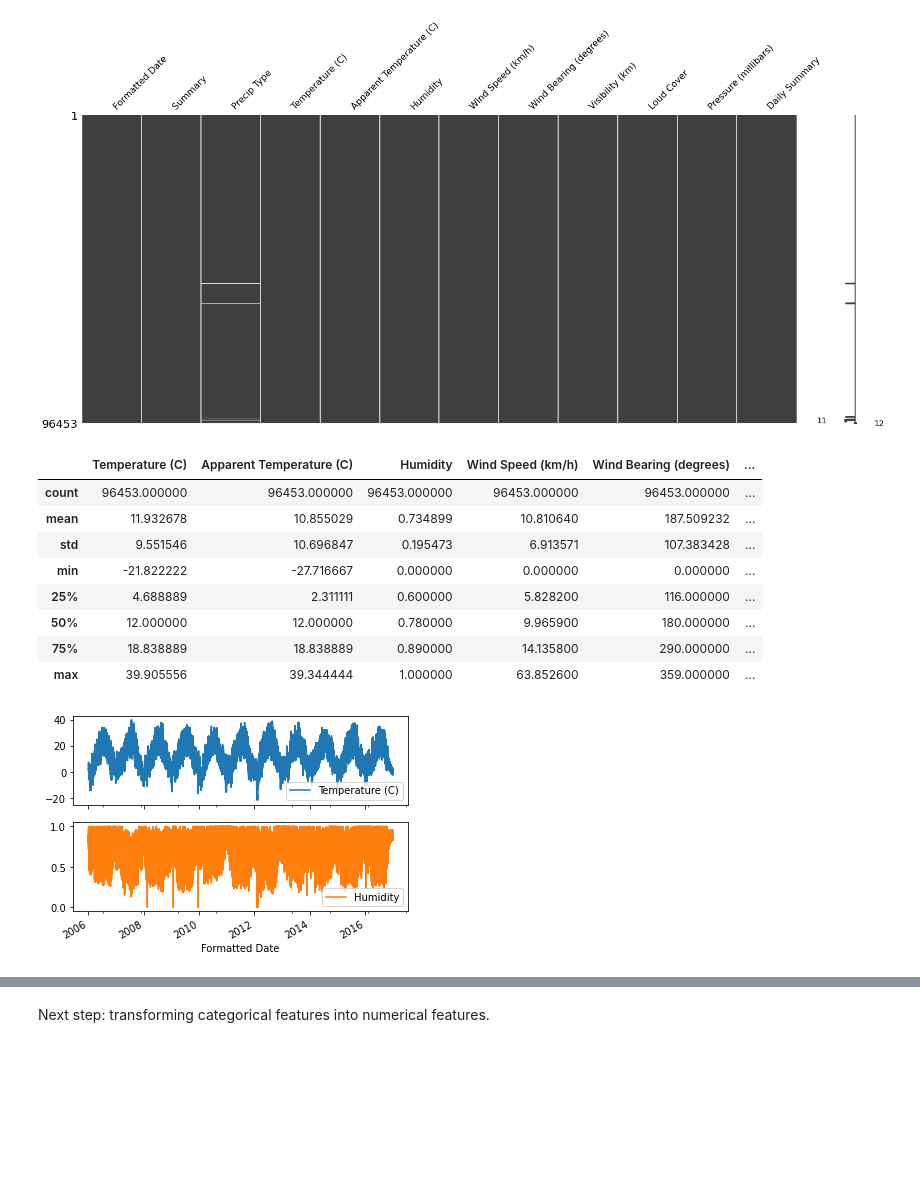
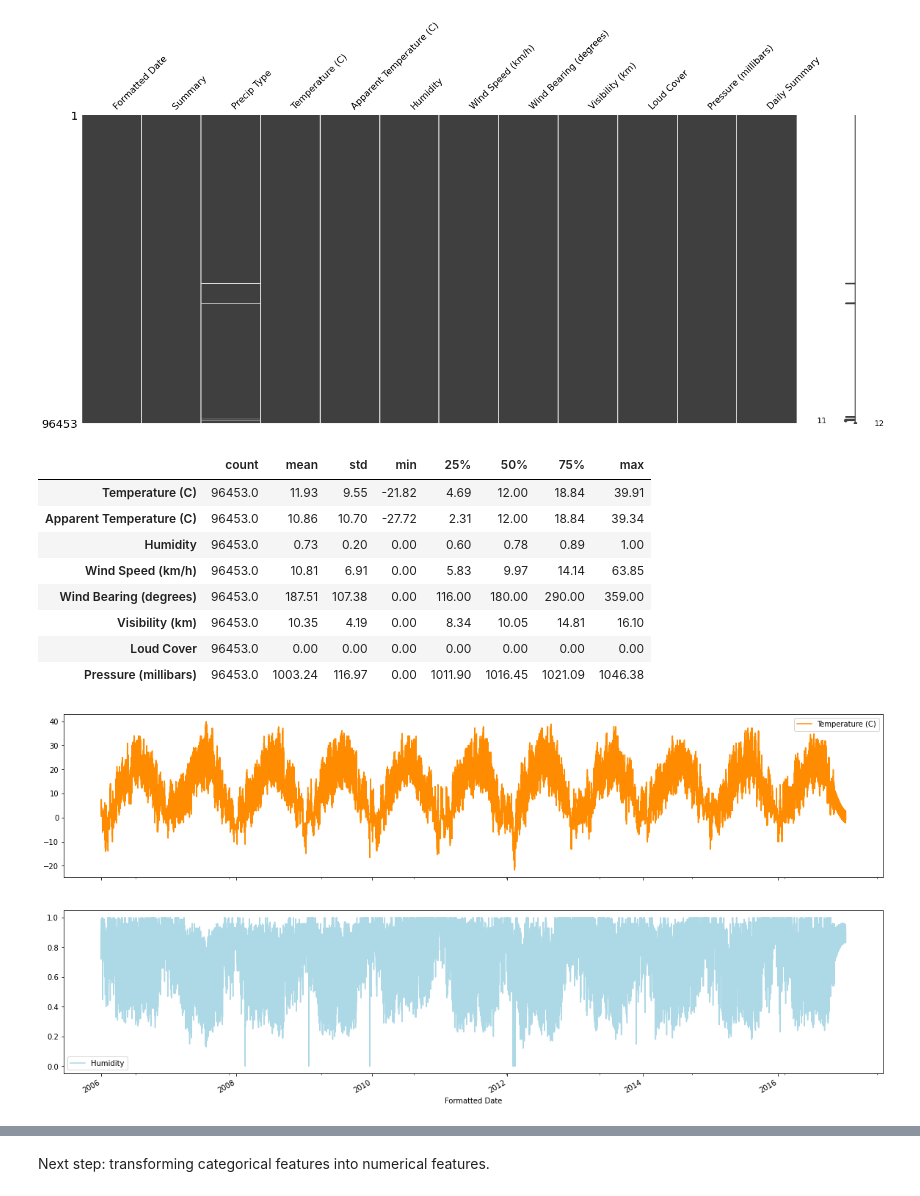
Before and after one commit to patakib/weather_analysis_RNN, a Jupyter notebook: weather_analysis_RNN.ipynb, the cells around one changed output, grey strips where cells are left out. Cells and saved outputs as stored; diff of their text form; code cells hidden in the pictures; blank space fills up the shorter version.

```diff
--- a/weather_analysis_RNN.ipynb
+++ b/weather_analysis_RNN.ipynb
@@ -66,23 +66,23 @@ msno.matrix(rawdf)
 <matplotlib.axes._subplots.AxesSubplot at 0x...>
 [figure]
 # %%
-rawdf.describe()
+rawdf.describe().transpose().round(2)
 # %% [output]
-|  | Temperature (C) | Apparent Temperature (C) | Humidity | Wind Speed (km/h) | Wind Bearing (degrees) | ... |
-| count | 96453.000000 | 96453.000000 | 96453.000000 | 96453.000000 | 96453.000000 | ... |
-| mean | 11.932678 | 10.855029 | 0.734899 | 10.810640 | 187.509232 | ... |
-| std | 9.551546 | 10.696847 | 0.195473 | 6.913571 | 107.383428 | ... |
-| min | -21.822222 | -27.716667 | 0.000000 | 0.000000 | 0.000000 | ... |
-| 25% | 4.688889 | 2.311111 | 0.600000 | 5.828200 | 116.000000 | ... |
-| 50% | 12.000000 | 12.000000 | 0.780000 | 9.965900 | 180.000000 | ... |
-| 75% | 18.838889 | 18.838889 | 0.890000 | 14.135800 | 290.000000 | ... |
-| max | 39.905556 | 39.344444 | 1.000000 | 63.852600 | 359.000000 | ... |
+|  | count | mean | std | min | 25% | 50% | 75% | max |
+| Temperature (C) | 96453.0 | 11.93 | 9.55 | -21.82 | 4.69 | 12.00 | 18.84 | 39.91 |
+| Apparent Temperature (C) | 96453.0 | 10.86 | 10.70 | -27.72 | 2.31 | 12.00 | 18.84 | 39.34 |
+| Humidity | 96453.0 | 0.73 | 0.20 | 0.00 | 0.60 | 0.78 | 0.89 | 1.00 |
+| Wind Speed (km/h) | 96453.0 | 10.81 | 6.91 | 0.00 | 5.83 | 9.97 | 14.14 | 63.85 |
+| Wind Bearing (degrees) | 96453.0 | 187.51 | 107.38 | 0.00 | 116.00 | 180.00 | 290.00 | 359.00 |
+| Visibility (km) | 96453.0 | 10.35 | 4.19 | 0.00 | 8.34 | 10.05 | 14.81 | 16.10 |
+| Loud Cover | 96453.0 | 0.00 | 0.00 | 0.00 | 0.00 | 0.00 | 0.00 | 0.00 |
+| Pressure (millibars) | 96453.0 | 1003.24 | 116.97 | 0.00 | 1011.90 | 1016.45 | 1021.09 | 1046.38 |
 # %%
 date_time = rawdf['Formatted Date'].apply(pd.to_datetime, utc=True)
 # %%
 plot_cols = ['Temperature (C)', 'Humidity']
 plot_features = rawdf[plot_cols]
 plot_features.index = date_time
-_ = plot_features.plot(subplots=True)
+_ = plot_features.plot(subplots=True, color=['darkorange','lightblue'], figsize=(20,10))
 # %% [output]
-[figure, old version]
+[figure, new version]
```
Also changed, not shown: parts of 1 cell of this notebook.
